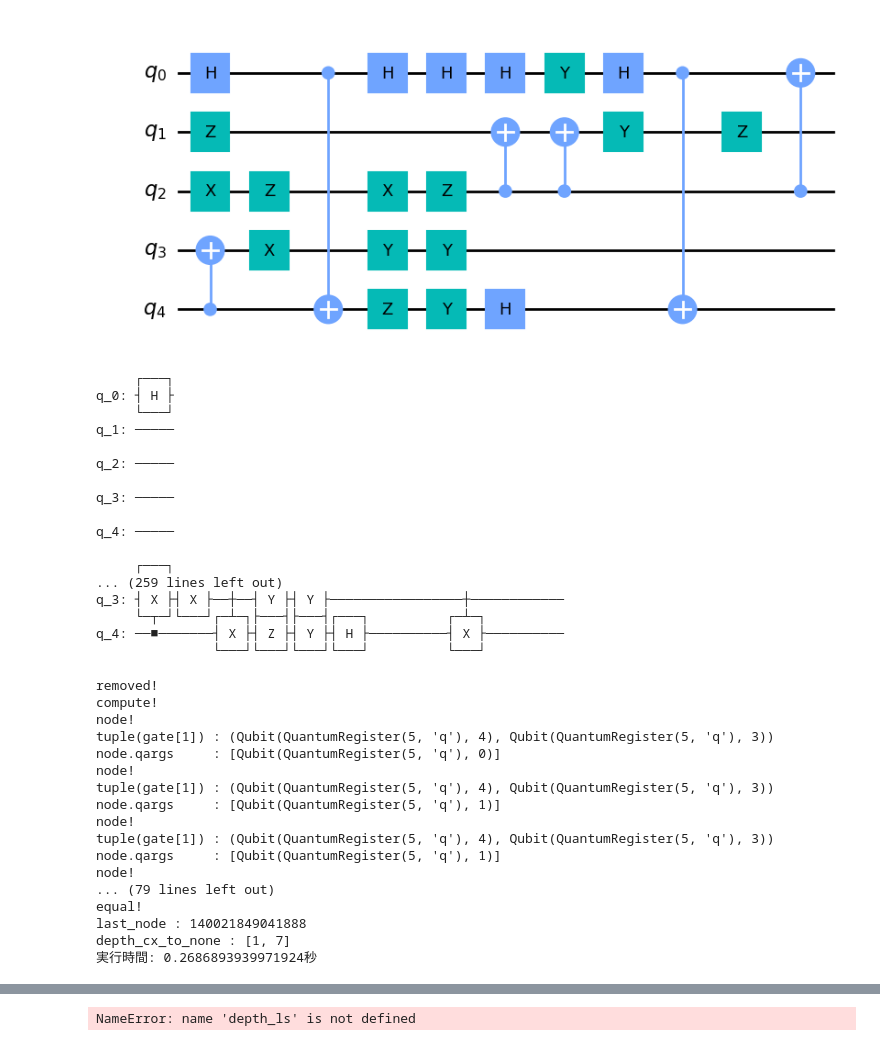
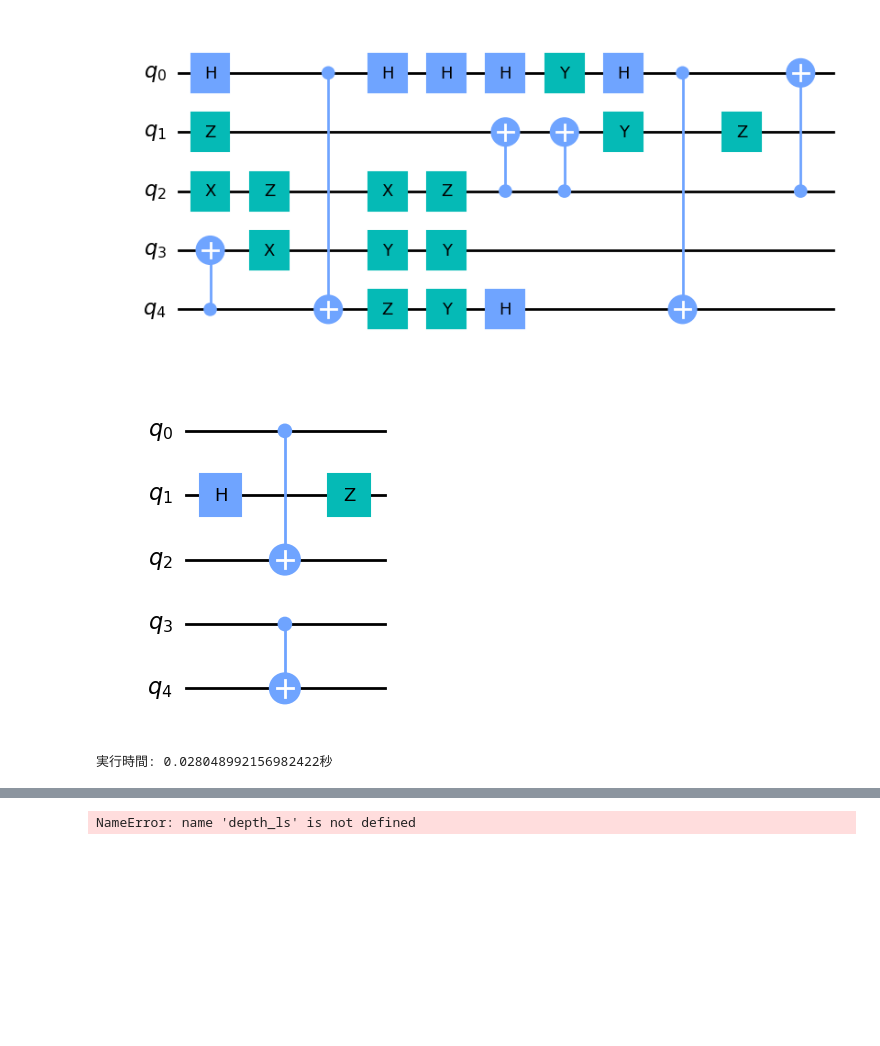
Before and after one commit to LBNL-HEP-QIS/QuantumPartonShower, a Jupyter notebook: qiskit_code/experiment.ipynb, the cells around one changed output, grey strips where cells are left out. Drawn from its saved outputs; the diff is of its cells as text; code cells hidden in the pictures; blank space fills up the shorter version.

```diff
--- a/qiskit_code/experiment.ipynb
+++ b/qiskit_code/experiment.ipynb
@@ -91,28 +91,30 @@ qc.draw('mpl')
 # %% [output]
 [figure]
+# %%
+import numpy as np
+from qiskit import QuantumCircuit
+
+
+# 量子ビットの数
+n_qubits = 5
+
+# 量子回路の初期化
+qc = QuantumCircuit(n_qubits)
+
+qc.h(1)
+qc.cx(0,2)
+qc.z(1)
+qc.cx(3,4)
+
+# 量子回路を表示
+qc.draw('mpl')
+# %% [output]
+[figure, added]
 # %%
-qc1 = QuantumCircuit(5)
-for gate in qc:
-    qc1.append(gate[0], gate[1],gate[2])
-    print(qc1)
+# qc1 = QuantumCircuit(5)
+# for gate in qc:
+#     qc1.append(gate[0], gate[1],gate[2])
+#     print(qc1)
-# %% [output]
-     ┌───┐
-q_0: ┤ H ├
-     └───┘
-q_1: ─────
-
-q_2: ─────
-
-q_3: ─────
-
-q_4: ─────
-
-     ┌───┐
-... (259 lines left out)
-q_3: ┤ X ├┤ X ├──┼──┤ Y ├┤ Y ├─────────────────┼────────────
-     └─┬─┘└───┘┌─┴─┐├───┤├───┤┌───┐          ┌─┴─┐
-q_4: ──■───────┤ X ├┤ Z ├┤ Y ├┤ H ├──────────┤ X ├──────────
-               └───┘└───┘└───┘└───┘          └───┘
 # %%
 # dag_qc = circuit_to_dag(qc)
 # dag_qc.draw('mpl')
@@ -125,7 +127,7 @@ q_4: ──■───────┤ X ├┤ Z ├┤ Y ├┤ H ├───
 start_time = time.time()
 
 # AQCELのapply
-target_qc = qc0
+target_qc = qc
 aqcel_results_cc = icepp.pass_manager(target_qc, level=2, backend_tket=sim_b, shots=1024, measure_type='cc').auto_manager()
 result_qc = aqcel_results_cc[0]
 
@@ -134,23 +136,7 @@ end_time = time.time()
 execution_time = end_time - start_time
 print(f"実行時間: {execution_time}秒")
 # %% [output]
-removed!
-compute!
-node!
-tuple(gate[1]) : (Qubit(QuantumRegister(5, 'q'), 4), Qubit(QuantumRegister(5, 'q'), 3))
-node.qargs     : [Qubit(QuantumRegister(5, 'q'), 0)]
-node!
-tuple(gate[1]) : (Qubit(QuantumRegister(5, 'q'), 4), Qubit(QuantumRegister(5, 'q'), 3))
-node.qargs     : [Qubit(QuantumRegister(5, 'q'), 1)]
-node!
-tuple(gate[1]) : (Qubit(QuantumRegister(5, 'q'), 4), Qubit(QuantumRegister(5, 'q'), 3))
-node.qargs     : [Qubit(QuantumRegister(5, 'q'), 1)]
-node!
-... (79 lines left out)
-equal!
-last_node : 140021849041888
-depth_cx_to_none : [1, 7]
-実行時間: 0.2686893939971924秒
+実行時間: 0.028048992156982422秒
 # %%
 #############################
 ##### Before AQCEL(qc1) #####
```
Also changed, not shown: parts of 7 cells of this notebook, 10 other files.
